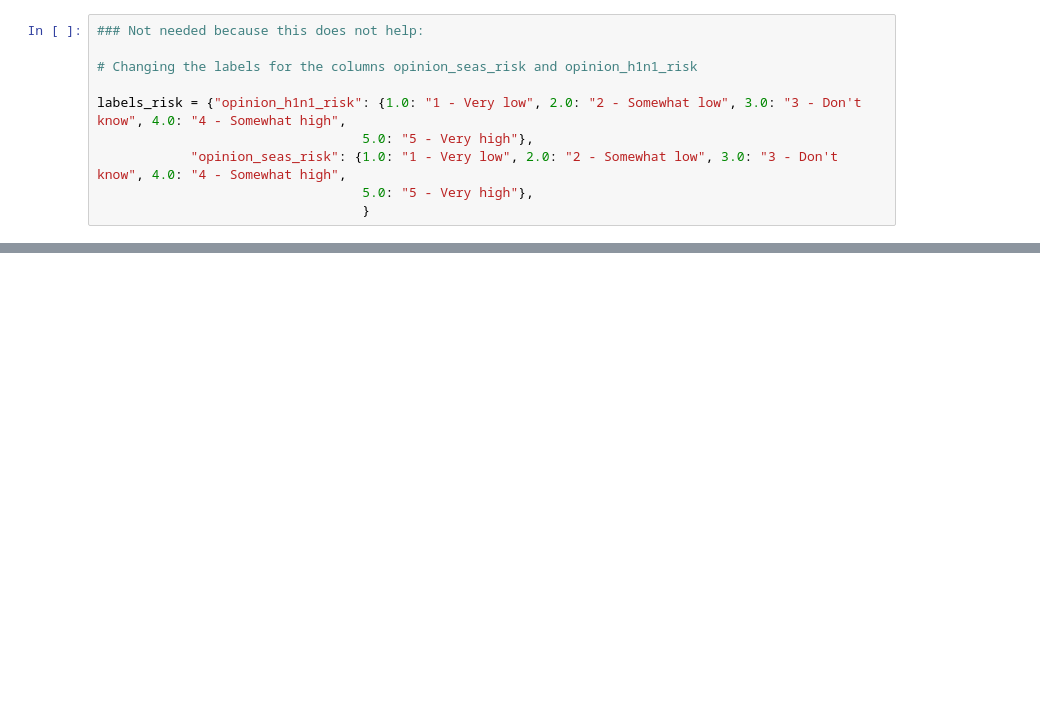
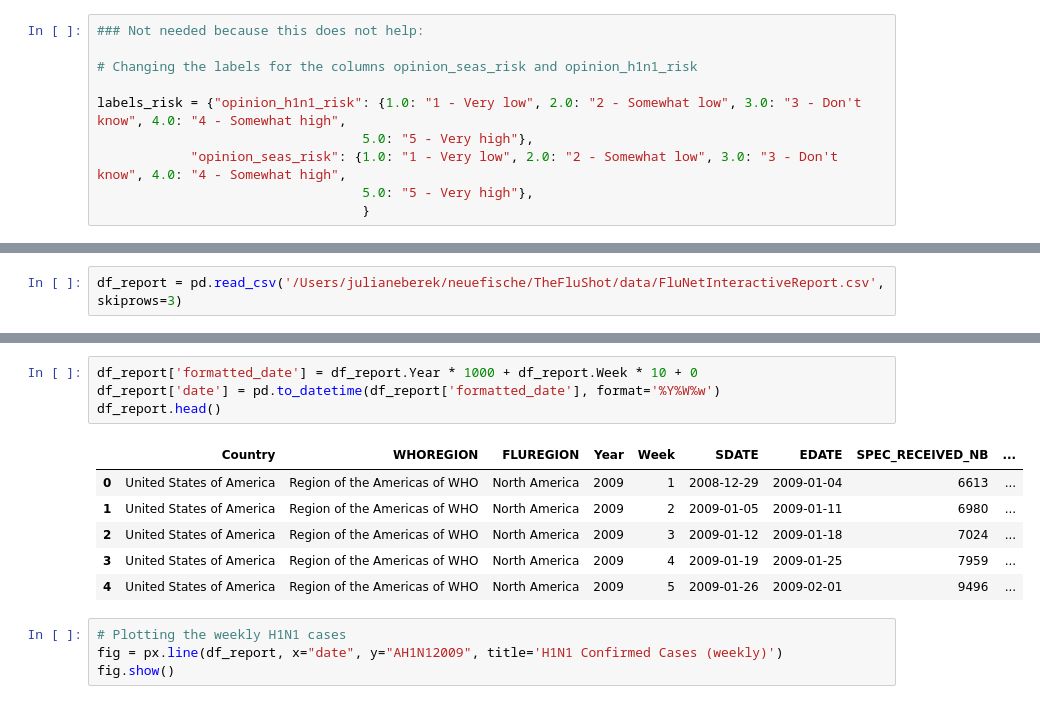
Before and after one commit to RayKwame/TheFluShot, a Jupyter notebook: notebooks/EDA.ipynb, the cells around one changed output, grey strips where cells are left out. Saved outputs shown, nothing was run; the diff lists cells and outputs as text; blank space fills up the shorter version.

```diff
--- a/notebooks/EDA.ipynb
+++ b/notebooks/EDA.ipynb
@@ -317,0 +340,2 @@ df_label = df.replace(labels_risk)
+# %%
+df_report = pd.read_csv('/Users/julianeberek/neuefische/TheFluShot/data/FluNetInteractiveReport.csv', skiprows=3)
@@ -317,0 +362,15 @@ df_label = df.replace(labels_risk)
+# %%
+df_report['formatted_date'] = df_report.Year * 1000 + df_report.Week * 10 + 0
+df_report['date'] = pd.to_datetime(df_report['formatted_date'], format='%Y%W%w')
+df_report.head()
+# %% [output]
+|  | Country | WHOREGION | FLUREGION | Year | Week | SDATE | EDATE | SPEC_RECEIVED_NB | ... |
+| 0 | United States of America | Region of the Americas of WHO | North America | 2009 | 1 | 2008-12-29 | 2009-01-04 | 6613 | ... |
+| 1 | United States of America | Region of the Americas of WHO | North America | 2009 | 2 | 2009-01-05 | 2009-01-11 | 6980 | ... |
+| 2 | United States of America | Region of the Americas of WHO | North America | 2009 | 3 | 2009-01-12 | 2009-01-18 | 7024 | ... |
+| 3 | United States of America | Region of the Americas of WHO | North America | 2009 | 4 | 2009-01-19 | 2009-01-25 | 7959 | ... |
+| 4 | United States of America | Region of the Americas of WHO | North America | 2009 | 5 | 2009-01-26 | 2009-02-01 | 9496 | ... |
+# %%
+# Plotting the weekly H1N1 cases
+fig = px.line(df_report, x="date", y="AH1N12009", title='H1N1 Confirmed Cases (weekly)')
+fig.show()
```
Also changed, not shown: parts of 12 cells of this notebook.
